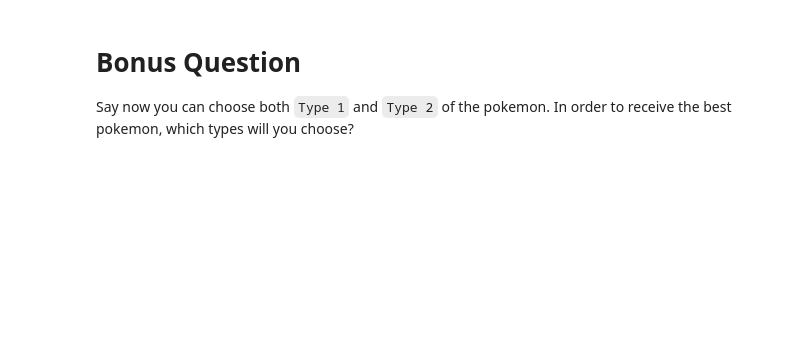
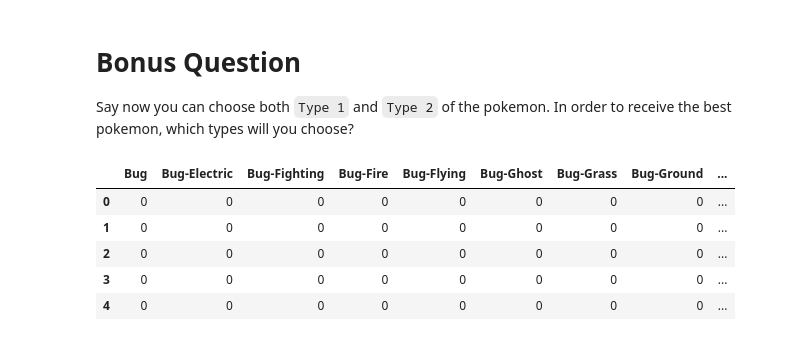
Before and after one commit to Ironhack-Data-Madrid-Octubre-2023/2.3-lab_df_calculation_and_transformation, a Jupyter notebook: your-code/challenge-2.ipynb, the cells around one changed output. Cells and saved outputs as stored; diff of their text form; code cells hidden in the pictures; blank space fills up the shorter version.

```diff
--- a/your-code/challenge-2.ipynb
+++ b/your-code/challenge-2.ipynb
@@ -137,0 +134,16 @@ Say now you can choose both `Type 1` and `Type 2` of the pokemon. In order to re
+# %%
+# your code here
+pokemon["Combo Type"] = pokemon["Type 1"] +"-"+pokemon["Type 2"]
+bad_index = pokemon["Combo Type"][pokemon["Combo Type"].isna()].index
+pokemon.loc[bad_index, "Combo Type"] = pokemon["Type 1"]
+#tp3_values = list(pokemon["Combo Type"].unique())
+# %%
+pokemon_encoded2 = pd.get_dummies(pokemon["Combo Type"])
+pokemon_encoded2.head()
+# %% [output]
+|  | Bug | Bug-Electric | Bug-Fighting | Bug-Fire | Bug-Flying | Bug-Ghost | Bug-Grass | Bug-Ground | ... |
+| 0 | 0 | 0 | 0 | 0 | 0 | 0 | 0 | 0 | ... |
+| 1 | 0 | 0 | 0 | 0 | 0 | 0 | 0 | 0 | ... |
+| 2 | 0 | 0 | 0 | 0 | 0 | 0 | 0 | 0 | ... |
+| 3 | 0 | 0 | 0 | 0 | 0 | 0 | 0 | 0 | ... |
+| 4 | 0 | 0 | 0 | 0 | 0 | 0 | 0 | 0 | ... |
```
Also changed, not shown: parts of 6 cells of this notebook.
